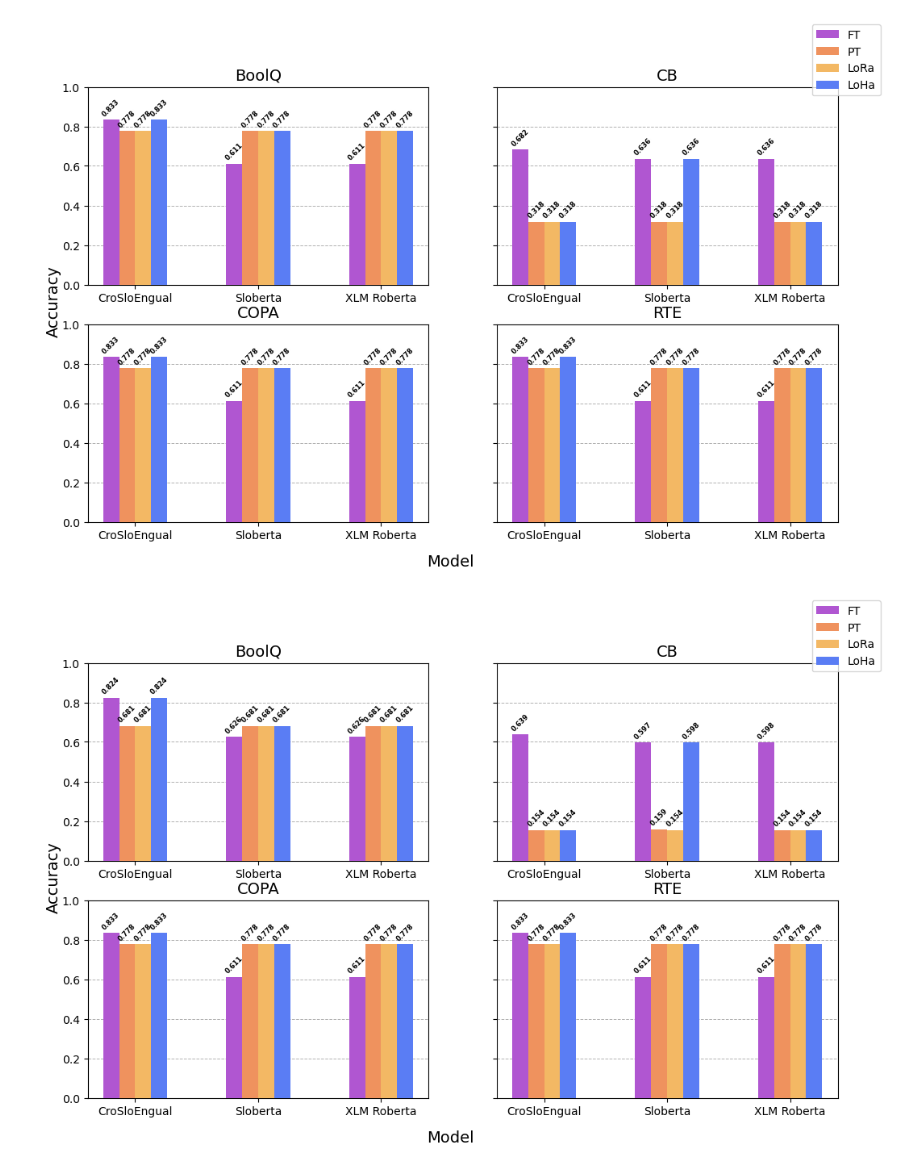
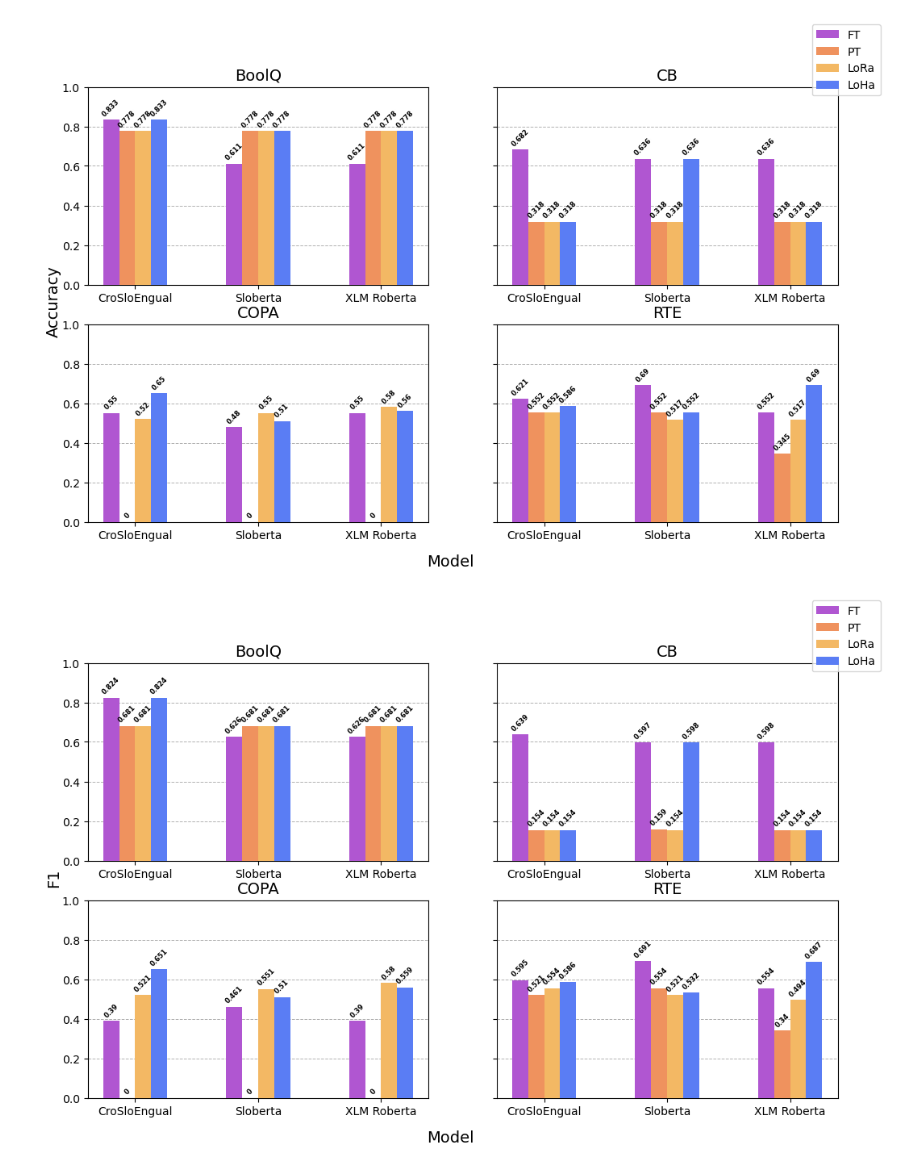
Before and after one commit to UL-FRI-NLP-2023-2024/ul-fri-nlp-course-project-chatbots, a Jupyter notebook: report/code/plots.ipynb, the cells around one changed output. Drawn from its saved outputs; the diff is of its cells as text; code cells hidden in the pictures.

Commit message:
Updated plots

```diff
--- a/report/code/plots.ipynb
+++ b/report/code/plots.ipynb
@@ -62,10 +62,10 @@ axs[0][1].set_xticks([r + bar_width*1.5 for r in range(len(batch_sizes))])
 axs[0][1].set_xticklabels(batch_sizes)
 axs[0][1].set_title('CB', fontsize=14)
 
-copa_1 = [0.833, 0.611, 0.611]
-copa_2 = [0, 0.778, 0.778]
-copa_3 = [0.778, 0.778, 0.778]
-copa_4 = [0.833, 0.778, 0.778]
+copa_1 = [0.550, 0.480, 0.55]
+copa_2 = [0, 0, 0]
+copa_3 = [0.520, 0.550, 0.58]
+copa_4 = [0.650, 0.510, 0.56]
 
 axs[1][0].grid(axis='y', linestyle='--', linewidth=0.7, zorder=0)
 axs[1][0].bar(r1, copa_1, color='#b056d1', width=bar_width, label='FT', zorder=3)
@@ -84,10 +84,10 @@ axs[1][0].set_xticks([r + bar_width*1.5 for r in range(len(batch_sizes))])
 axs[1][0].set_xticklabels(batch_sizes)
 axs[1][0].set_title('COPA', fontsize=14)
 
-rte_1 = [0.833, 0.611, 0.611]
-rte_2 = [0.778, 0.778, 0.778]
-rte_3 = [0.778, 0.778, 0.778]
-rte_4 = [0.833, 0.778, 0.778]
+rte_1 = [0.621, 0.690, 0.552]
+rte_2 = [0.552, 0.552, 0.345]
+rte_3 = [0.552, 0.517, 0.517]
+rte_4 = [0.586, 0.552, 0.690]
 
 
 axs[1][1].grid(axis='y', linestyle='--', linewidth=0.7, zorder=0)
@@ -116,7 +116,7 @@ fig.legend(handles, labels, bbox_to_anchor=(0.95, 1))
 
 plt.show()
 # %% [output]
-[figure, old version]
+[figure, new version]
 # %%
 import matplotlib.pyplot as plt
 import numpy as np
@@ -181,10 +181,10 @@ axs[0][1].set_xticks([r + bar_width*1.5 for r in range(len(batch_sizes))])
 axs[0][1].set_xticklabels(batch_sizes)
 axs[0][1].set_title('CB', fontsize=14)
 
-copa_1 = [0.833, 0.611, 0.611]
-copa_2 = [0.778, 0.778, 0.778]
-copa_3 = [0.778, 0.778, 0.778]
-copa_4 = [0.833, 0.778, 0.778]
+copa_1 = [0.390, 0.461, 0.390]
+copa_2 = [0, 0, 0]
+copa_3 = [0.521, 0.551, 0.580]
+copa_4 = [0.651, 0.510, 0.559]
 
 axs[1][0].grid(axis='y', linestyle='--', linewidth=0.7, zorder=0)
 axs[1][0].bar(r1, copa_1, color='#b056d1', width=bar_width, label='FT', zorder=3)
@@ -203,36 +203,36 @@ axs[1][0].set_xticks([r + bar_width*1.5 for r in range(len(batch_sizes))])
 axs[1][0].set_xticklabels(batch_sizes)
 axs[1][0].set_title('COPA', fontsize=14)
 
-rte_1 = [0.833, 0.611, 0.611]
-rte_2 = [0.778, 0.778, 0.778]
-rte_3 = [0.778, 0.778, 0.778]
-rte_4 = [0.833, 0.778, 0.778]
+rte_1 = [0.595, 0.691, 0.554]
+rte_2 = [0.521, 0.554, 0.340]
+rte_3 = [0.554, 0.521, 0.494]
+rte_4 = [0.586, 0.532, 0.687]
 
 
 axs[1][1].grid(axis='y', linestyle='--', linewidth=0.7, zorder=0)
 axs[1][1].bar(r1, rte_1, color='#b056d1', width=bar_width, label='FT', zorder=3)
 axs[1][1].bar(r2, rte_2, color='#ef925e', width=bar_width, label='PT', zorder=3)
 axs[1][1].bar(r3, rte_3, color='#f3b864', width=bar_width, label='LoRa', zorder=3)
 axs[1][1].bar(r4, rte_4, color='#5a7df4', width=bar_width, label='LoHa', zorder=3)
 
 for i in range(len(r1)):
     axs[1][1].text(r1[i], rte_1[i] + 0.01, str(rte_1[i]), ha='center', va='bottom', rotation=45, fontsize=6, fontweight='bold')
     axs[1][1].text(r2[i], rte_2[i] + 0.01, str(rte_2[i]), ha='center', va='bottom', rotation=45, fontsize=6, fontweight='bold')
     axs[1][1].text(r3[i], rte_3[i] + 0.01, str(rte_3[i]), ha='center', va='bottom', rotation=45, fontsize=6, fontweight='bold')
     axs[1][1].text(r4[i], rte_4[i] + 0.01, str(rte_4[i]), ha='center', va='bottom', rotation=45, fontsize=6, fontweight='bold')
 
 
 axs[1][1].set_xticks([r + bar_width*1.5 for r in range(len(batch_sizes))])
 axs[1][1].set_xticklabels(batch_sizes)
 axs[1][1].set_title('RTE', fontsize=14)
 
 fig.text(0.5, 0.04, 'Model', ha='center', va='center', fontsize=14)
-fig.text(0.09, 0.5, 'Accuracy', ha='center', va='center', rotation='vertical', fontsize=14)
+fig.text(0.09, 0.5, 'F1', ha='center', va='center', rotation='vertical', fontsize=14)
 
 # Adding the legend only once
 handles, labels = axs[0][0].get_legend_handles_labels()
 fig.legend(handles, labels, bbox_to_anchor=(0.95, 1))
 
 plt.show()
 # %% [output]
-[figure, old version]
+[figure, new version]
```
